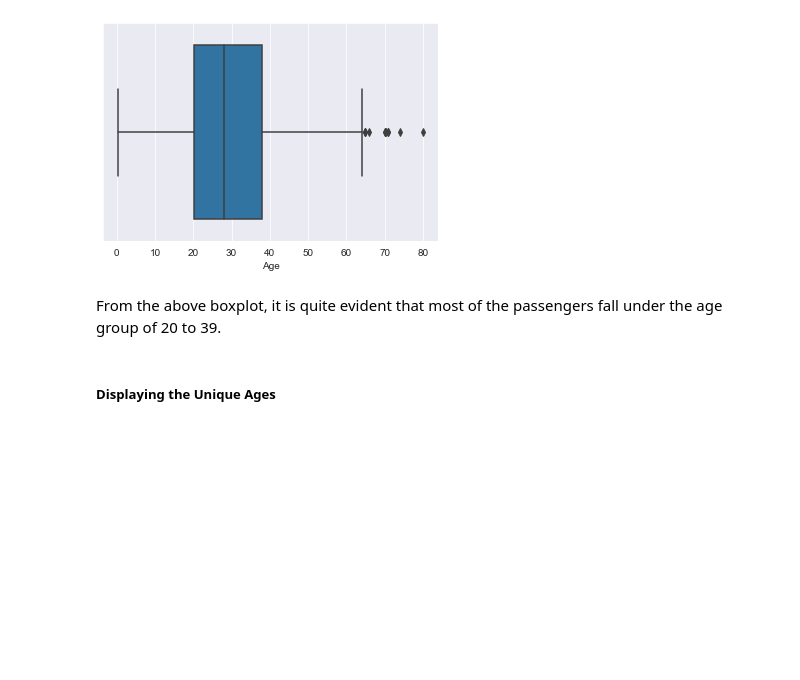
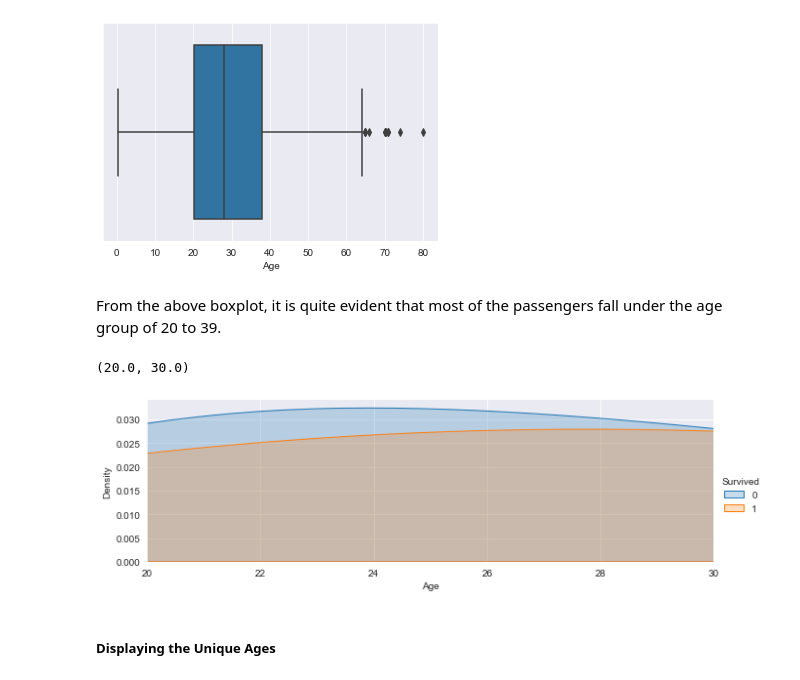
Before and after one commit to prakriti42/TITANIE, a Jupyter notebook: Data Refinement.ipynb, the cells around one changed output. Saved outputs shown, nothing was run; the diff lists cells and outputs as text; code cells hidden in the pictures; blank space fills up the shorter version.

Commit message:
Added KDEPlot

```diff
--- a/Data Refinement.ipynb
+++ b/Data Refinement.ipynb
@@ -162,6 +162,15 @@ sns.boxplot(x=data["Age"])
 [figure]
 # %% [markdown]
 From the above boxplot, it is quite evident that most of the passengers fall under the age group of 20 to 39.
+# %%
+fac = sns.FacetGrid(data,hue = "Survived", aspect = 3)
+fac.map(sns.kdeplot,'Age',shade=True)
+fac.set(xlim=(0,data["Age"].max()))
+fac.add_legend()
+plt.xlim(20,30)
+# %% [output]
+(20.0, 30.0)
+[figure, added]
 # %% [markdown]
 #####  Displaying the Unique Ages
 # %%
```
Also changed, not shown: parts of 18 cells of this notebook, 1 other file.
